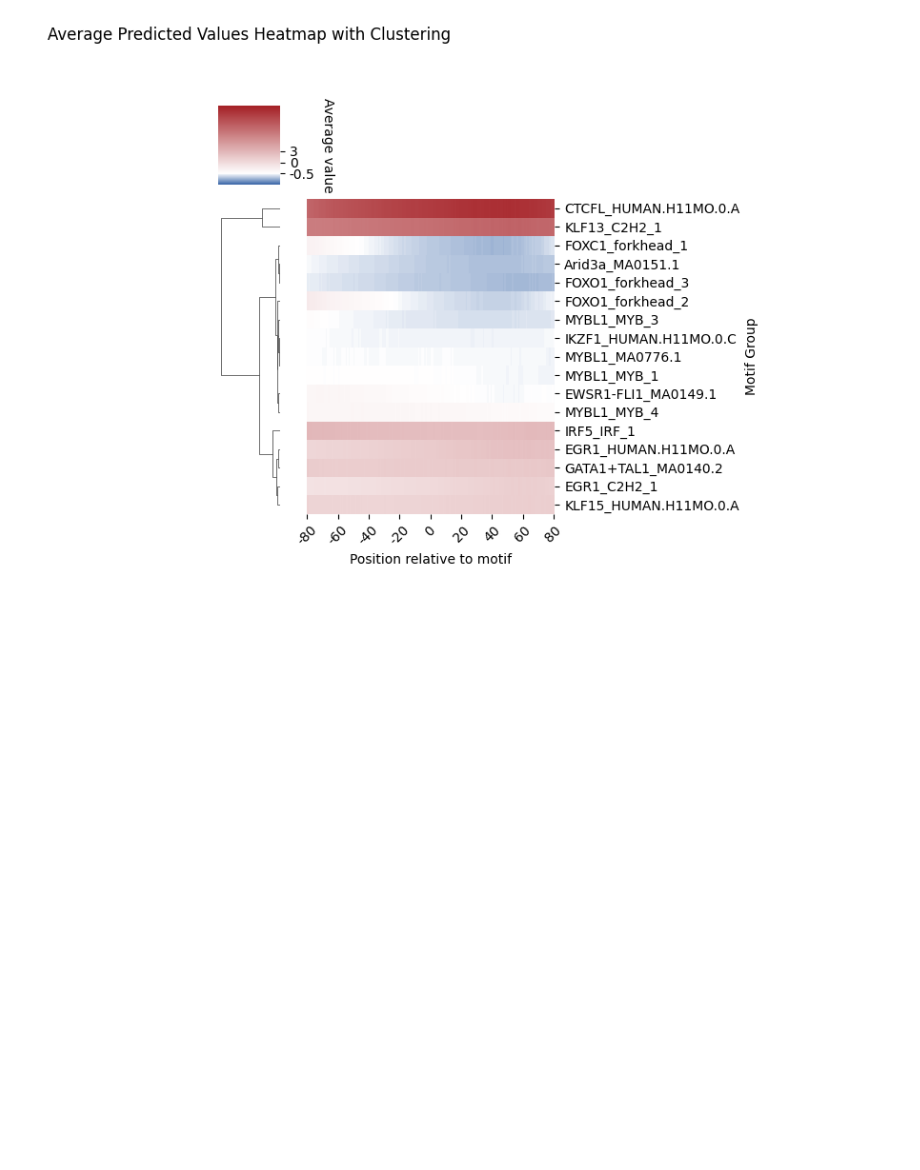
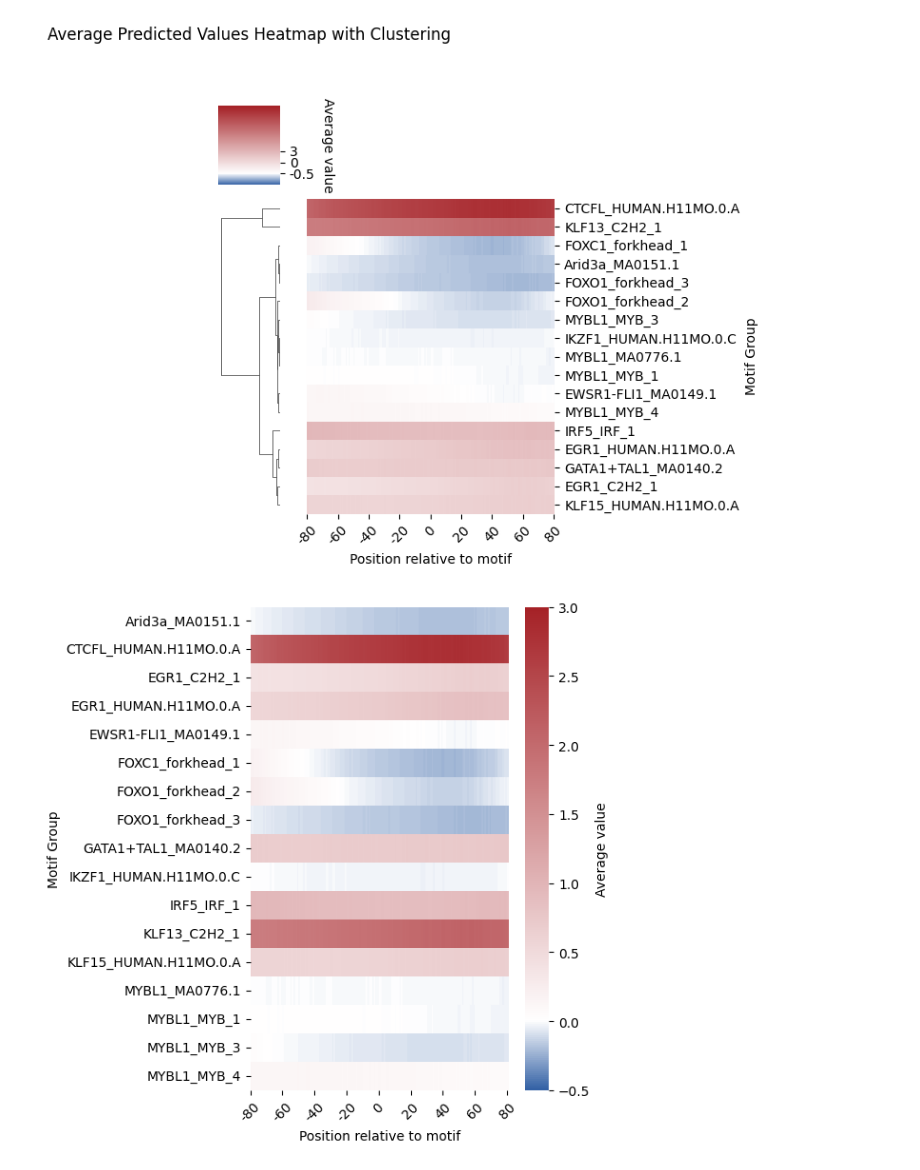
Before and after one commit to de-Boer-Lab/position-mpra, a Jupyter notebook: src/TF_position/human/plot/plot_gosai.ipynb, the cells around one changed output. Cells and saved outputs as stored; diff of their text form; code cells hidden in the pictures; blank space fills up the shorter version.

```diff
--- a/src/TF_position/human/plot/plot_gosai.ipynb
+++ b/src/TF_position/human/plot/plot_gosai.ipynb
@@ -371,3 +371,35 @@ plt.savefig(
 plt.show()
 # %% [output]
 [figure]
+# %%
+# Sort motifs alphabetically by motif_group
+sorted_data = avg_diff.sort_values(by="motif_group")
+sorted_labels = list(sorted_data['motif_group'])
+
+plt.figure(figsize=(6, fig_height))
+
+sns.heatmap(
+    sorted_data[position_cols],
+    cmap=cmap,
+    yticklabels=sorted_labels,
+    xticklabels=False,
+    cbar_kws={"label": "Average value"},
+    vmin=-0.5,
+    vmax=3
+)
+
+plt.xlabel("Position relative to motif")
+plt.ylabel("Motif Group")
+# plt.title("Average Predicted Values Heatmap")
+
+# Set x ticks and labels
+plt.xticks(xticks_indices, xticks_positions, rotation=45)
+
+plt.tight_layout()
+plt.savefig(
+    "/scratch/st-cdeboer-1/sambina/position_mpra/outputs/TFs_position/human/knockout_heatmap_alphabetical.svg",
+   format="svg"
+)
+plt.show()
+# %% [output]
+[figure, added]
```
Also changed, not shown: parts of 2 cells of this notebook, 38 other files.
